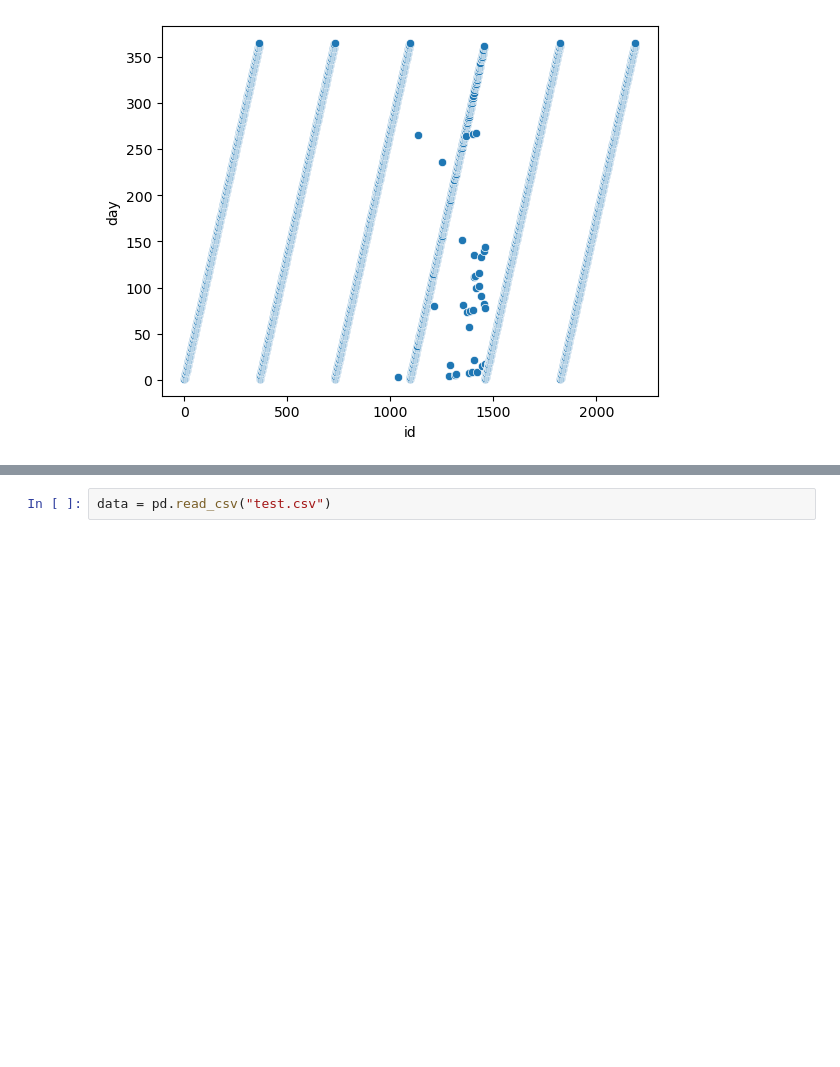
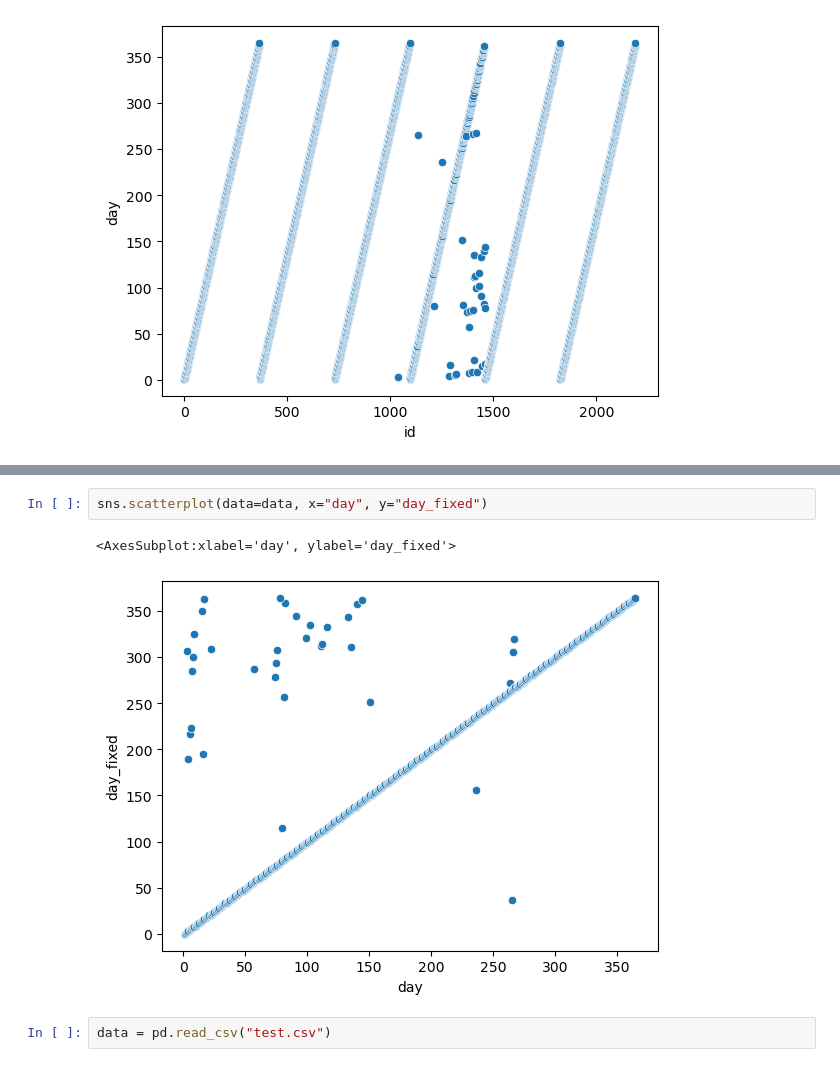
Before and after one commit to richardjana/kaggle, a Jupyter notebook: Playground_Series_5_03--Binary_Prediction_with_a_Rainfall_Dataset/explore_dataset.ipynb, the cells around one changed output, grey strips where cells are left out. Drawn from its saved outputs; the diff is of its cells as text; blank space fills up the shorter version.

```diff
--- a/Playground_Series_5_03--Binary_Prediction_with_a_Rainfall_Dataset/explore_dataset.ipynb
+++ b/Playground_Series_5_03--Binary_Prediction_with_a_Rainfall_Dataset/explore_dataset.ipynb
@@ -65,2 +74,7 @@ sns.scatterplot(data=data, x="id", y="day_fixed")
+# %%
+sns.scatterplot(data=data, x="day", y="day_fixed")
+# %% [output]
+<AxesSubplot:xlabel='day', ylabel='day_fixed'>
+[figure, added]
 # %%
 data = pd.read_csv("test.csv")
```
Also changed, not shown: parts of 7 cells of this notebook.
